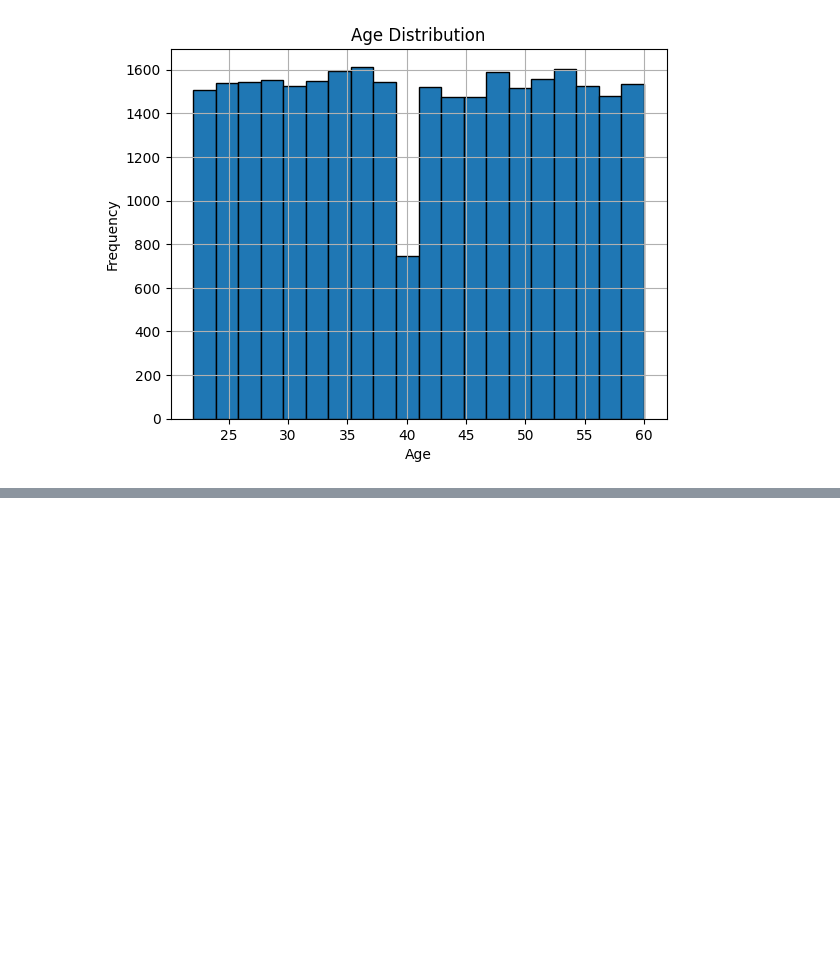
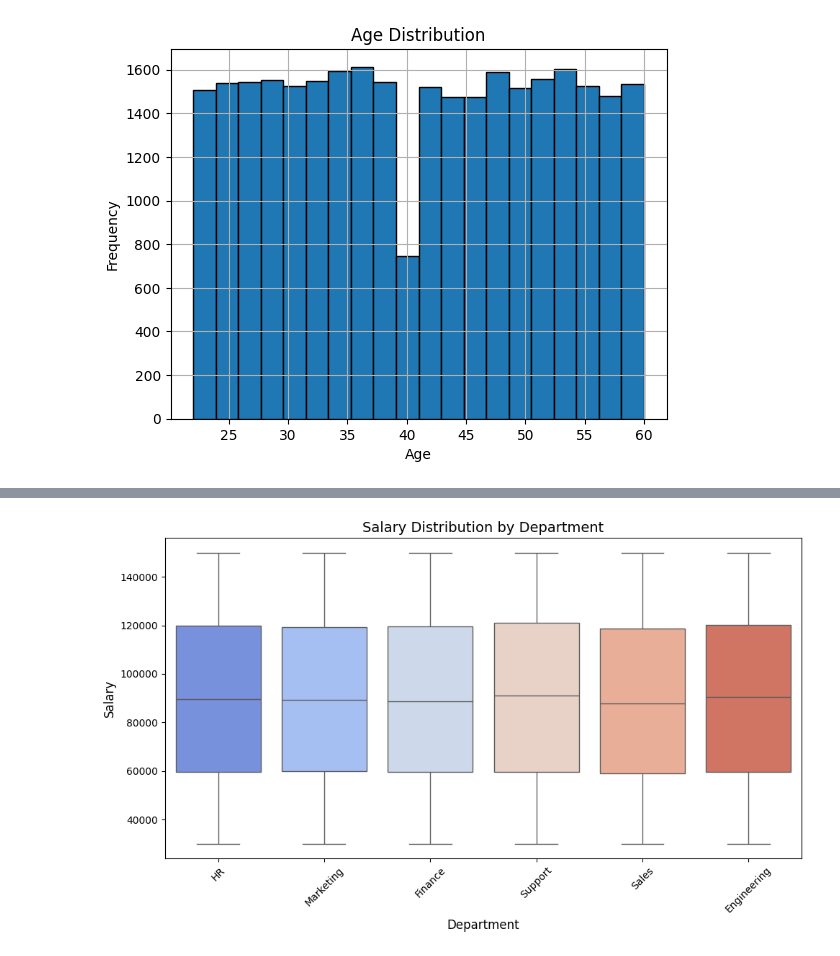
Before and after one commit to francisparwez/EmployeeInsight_SalaryTrends_Analysis, a Jupyter notebook: employee_insight.ipynb, the cells around one changed output, grey strips where cells are left out. Drawn from its saved outputs; the diff is of its cells as text; code cells hidden in the pictures; blank space fills up the shorter version.

```diff
--- a/employee_insight.ipynb
+++ b/employee_insight.ipynb
@@ -190,0 +227,12 @@ plt.show()
+# %%
+plt.figure(figsize=(10,6))
+sns.boxplot(data=df, x='Department', y='Salary', hue='Department', palette='coolwarm', legend=False)
+
+plt.title("Salary Distribution by Department", fontsize=14)
+plt.xlabel("Department", fontsize=12)
+plt.ylabel("Salary", fontsize=12)
+plt.xticks(rotation=45)
+plt.tight_layout()
+plt.show()
+# %% [output]
+[figure, added]
```
Also changed, not shown: parts of 5 cells of this notebook, 1 other file.
